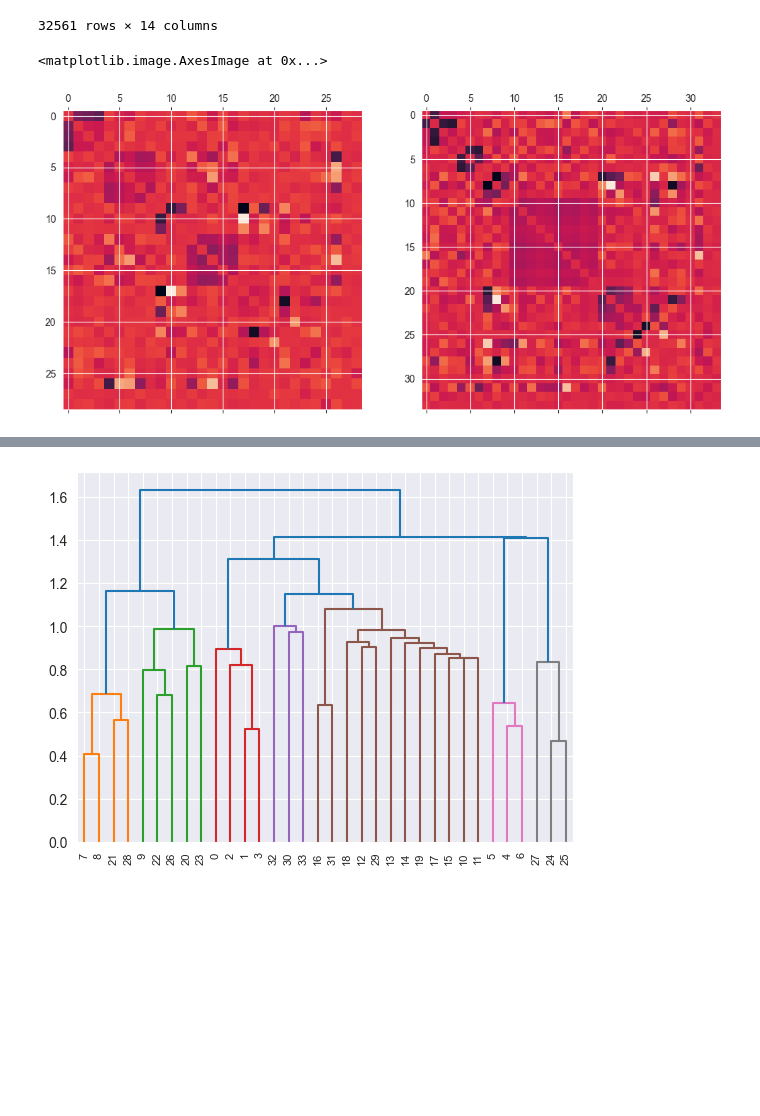
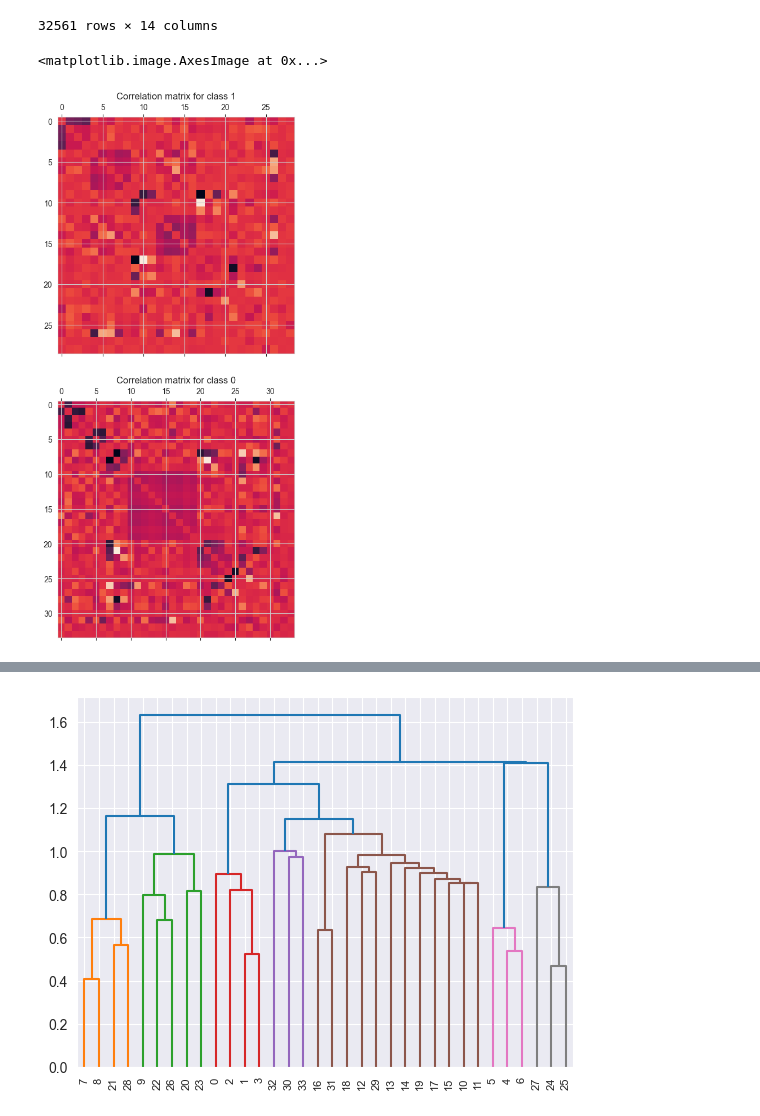
Before and after one commit to cinekele/aml_projects, a Jupyter notebook: project 1 - IRLS/adult_dataset_test.ipynb, the cells around one changed output, grey strips where cells are left out. Saved outputs shown, nothing was run; the diff lists cells and outputs as text; code cells hidden in the pictures; blank space fills up the shorter version.

Commit message:
adjust minor details on plots

```diff
--- a/project 1 - IRLS/adult_dataset_test.ipynb
+++ b/project 1 - IRLS/adult_dataset_test.ipynb
@@ -121,14 +121,16 @@ x_adult
 | 32560 | 52 | Self-emp-inc | 287927 | HS-grad | 9 | Married-civ-spouse | Exec-managerial | Wife | ... |
 32561 rows × 14 columns
 # %%
-fig, ax = plt.subplots(1, 2, figsize=(12, 6))
+fig, ax = plt.subplots(2, 1, figsize=(6, 12))
 corr_mat_1 = pd.DataFrame(preprocessor.fit_transform(x_adult[y_adult==1])).corr()
 corr_mat_0 = pd.DataFrame(preprocessor.fit_transform(x_adult[y_adult==0])).corr()
 ax[0].matshow(corr_mat_1 - np.identity(len(corr_mat_1)))
+ax[0].set_title("Correlation matrix for class 1")
+ax[1].set_title("Correlation matrix for class 0")
 ax[1].matshow(corr_mat_0 - np.identity(len(corr_mat_0)))
 # %% [output]
 <matplotlib.image.AxesImage at 0x...>
-[figure, old version]
+[figure, new version]
 # %%
 1 - np.abs(corr_mat_0)
 # %% [output]
```
Also changed, not shown: parts of 1 cell of this notebook.
